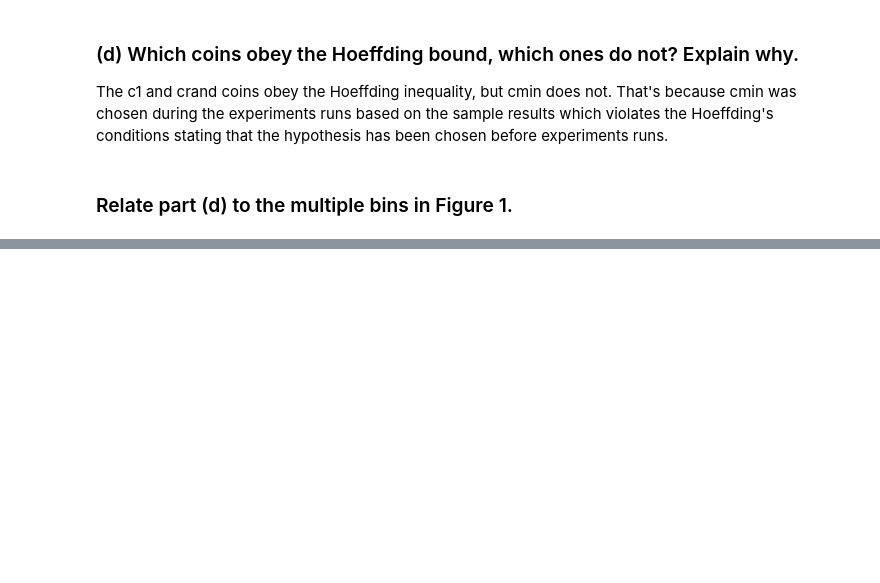
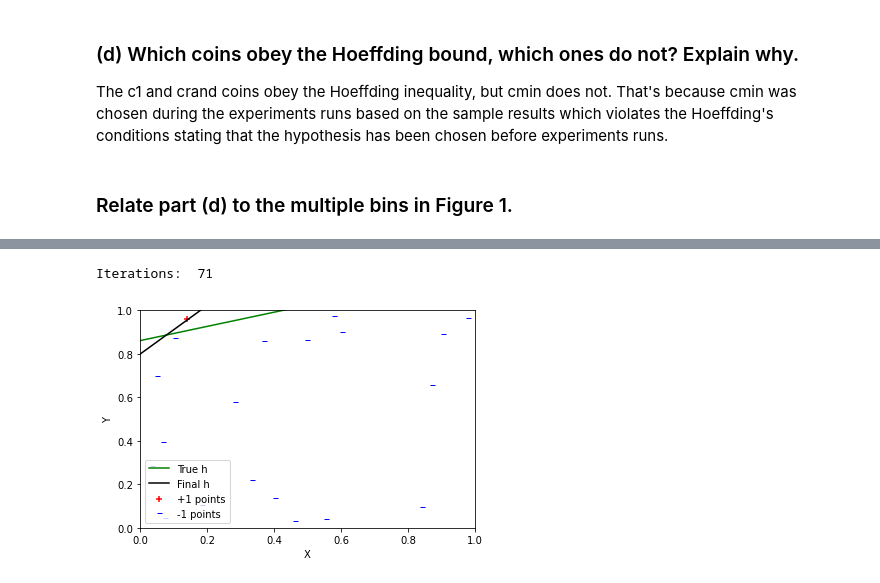
Before and after one commit to aashrafh/CMP402B, a Jupyter notebook: Assignment1.ipynb, the cells around one changed output, grey strips where cells are left out. Saved outputs shown, nothing was run; the diff lists cells and outputs as text; code cells hidden in the pictures; blank space fills up the shorter version.

```diff
--- a/Assignment1.ipynb
+++ b/Assignment1.ipynb
@@ -104,0 +189,5 @@ The c1  and  crand coins obey the Hoeffding inequality, but cmin does not. That'
+# %%
+perceptron_experiment(N=20)
+# %% [output]
+Iterations:  71
+[figure, added]
```
Also changed, not shown: parts of 11 cells of this notebook.
